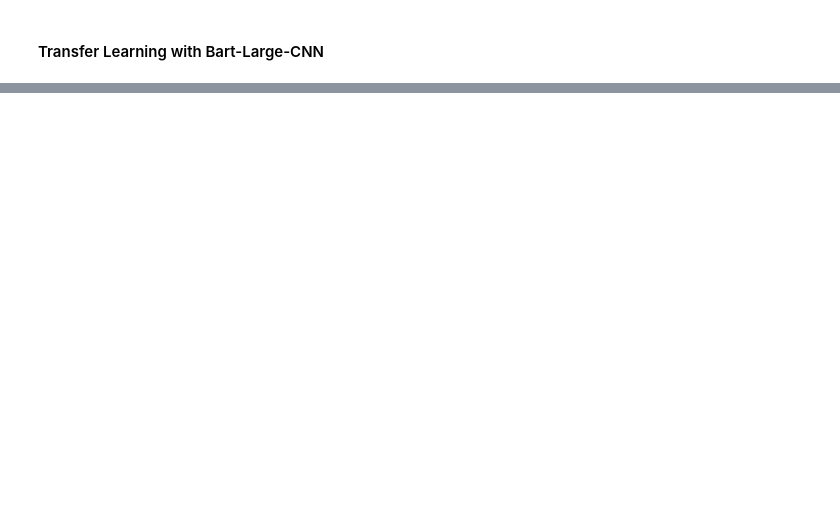
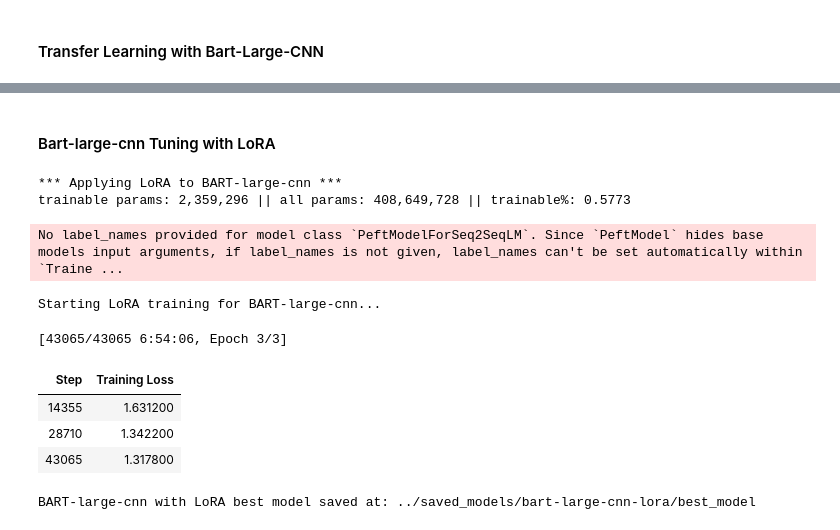
Before and after one commit to BikinGhimire/AITextSummarizer, a Jupyter notebook: Notebooks/Main.ipynb, the cells around one changed output, grey strips where cells are left out. Cells and saved outputs as stored; diff of their text form; code cells hidden in the pictures; blank space fills up the shorter version.

```diff
--- a/Notebooks/Main.ipynb
+++ b/Notebooks/Main.ipynb
@@ -780,0 +869,62 @@ plt.show()
+# %% [markdown]
+#### Bart-large-cnn Tuning with LoRA
+# %%
+# -------------------------
+# Apply LoRA to BART-large-cnn model
+# -------------------------
+print("\n*** Applying LoRA to BART-large-cnn ***")
+lora_config_bart = LoraConfig(
+    task_type=TaskType.SEQ_2_SEQ_LM,
+    r=16,                         # Using a low rank for efficiency
+    lora_alpha=16,                # Scaling factor for LoRA weights
+    lora_dropout=0.1,
+    target_modules=["q_proj", "v_proj"]  # Targeting attention projection layers
+)
+model_bart = AutoModelForSeq2SeqLM.from_pretrained("facebook/bart-large-cnn")
+# Wrap the model with LoRA adapters.
+model_bart = get_peft_model(model_bart, lora_config_bart)
+model_bart.to(device)
+model_bart.print_trainable_parameters()
+# %% [output]
+*** Applying LoRA to BART-large-cnn ***
+trainable params: 2,359,296 || all params: 408,649,728 || trainable%: 0.5773
+# %%
+# For BART-large-cnn with LoRA:
+model_save_dir_bart = "../saved_models/bart-large-cnn-lora/"
+os.makedirs(model_save_dir_bart, exist_ok=True)
+
+training_args_bart = TrainingArguments(
+    output_dir=model_save_dir_bart,
+    num_train_epochs=3,
+    per_device_train_batch_size=1,
+    per_device_eval_batch_size=1,
+    warmup_steps=100,
+    weight_decay=0.01,
+    logging_dir="./logs",
+    logging_steps=50000,
+    logging_strategy="epoch",
+    bf16=True if torch.backends.mps.is_available() else False,
+)
+
+trainer_bart = Trainer(
+    model=model_bart,
+    args=training_args_bart,
+    train_dataset=bart_tokenized_datasets["train"],
+    eval_dataset=bart_tokenized_datasets["validation"],
+    tokenizer=tokenizer_bart,
+)
+
+print("Starting LoRA training for BART-large-cnn...")
+train_result_bart = trainer_bart.train()
+save_path_bart = os.path.join(model_save_dir_bart, "best_model")
+trainer_bart.save_model(save_path_bart)
+print("BART-large-cnn with LoRA best model saved at:", save_path_bart)
+# %% [output]
+No label_names provided for model class `PeftModelForSeq2SeqLM`. Since `PeftModel` hides base models input arguments, if label_names is not given, label_names can't be set automatically within `Traine ...
+Starting LoRA training for BART-large-cnn...
+[43065/43065 6:54:06, Epoch 3/3]
+| Step | Training Loss |
+| 14355 | 1.631200 |
+| 28710 | 1.342200 |
+| 43065 | 1.317800 |
+BART-large-cnn with LoRA best model saved at: ../saved_models/bart-large-cnn-lora/best_model
```
Also changed, not shown: parts of 13 cells of this notebook, 2 other files.
